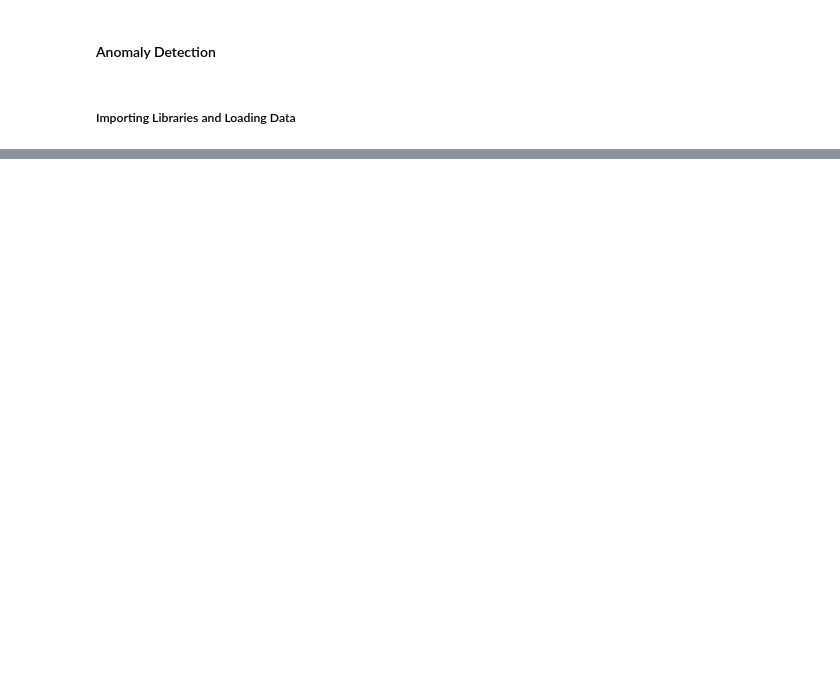
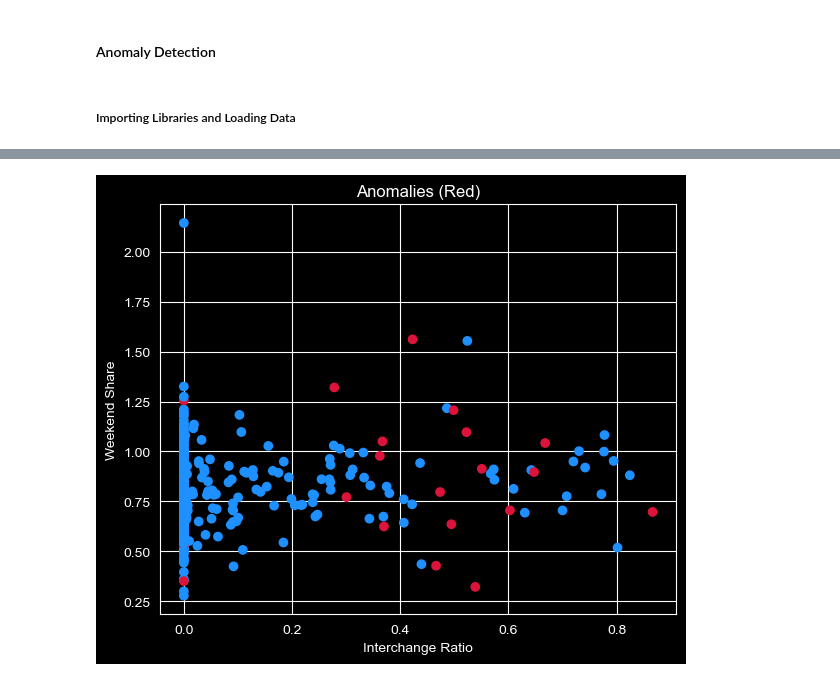
Before and after one commit to samaddmirzaa/london-transit-archetypes, a Jupyter notebook: notebooks/06_anomaly_detection.ipynb, the cells around one changed output, grey strips where cells are left out. Drawn from its saved outputs; the diff is of its cells as text; code cells hidden in the pictures; blank space fills up the shorter version.

```diff
--- a/notebooks/06_anomaly_detection.ipynb
+++ b/notebooks/06_anomaly_detection.ipynb
@@ -19,0 +95,12 @@ long = pd.read_parquet(processed_dir/'station_time.parquet')
+# %%
+plt.figure(figsize=(6,5))
+plt.scatter(features['interchange_ratio'], features['weekend_ratio'], c=colors)
+plt.xlabel('Interchange Ratio')
+plt.ylabel('Weekend Share')
+plt.title('Anomalies (Red)')
+
+plt.tight_layout()
+plt.savefig(figures_dir/'anomaly_2.png', dpi=120)
+plt.show()
+# %% [output]
+[figure, added]
```
Also changed, not shown: parts of 17 cells of this notebook, 4 other files.
